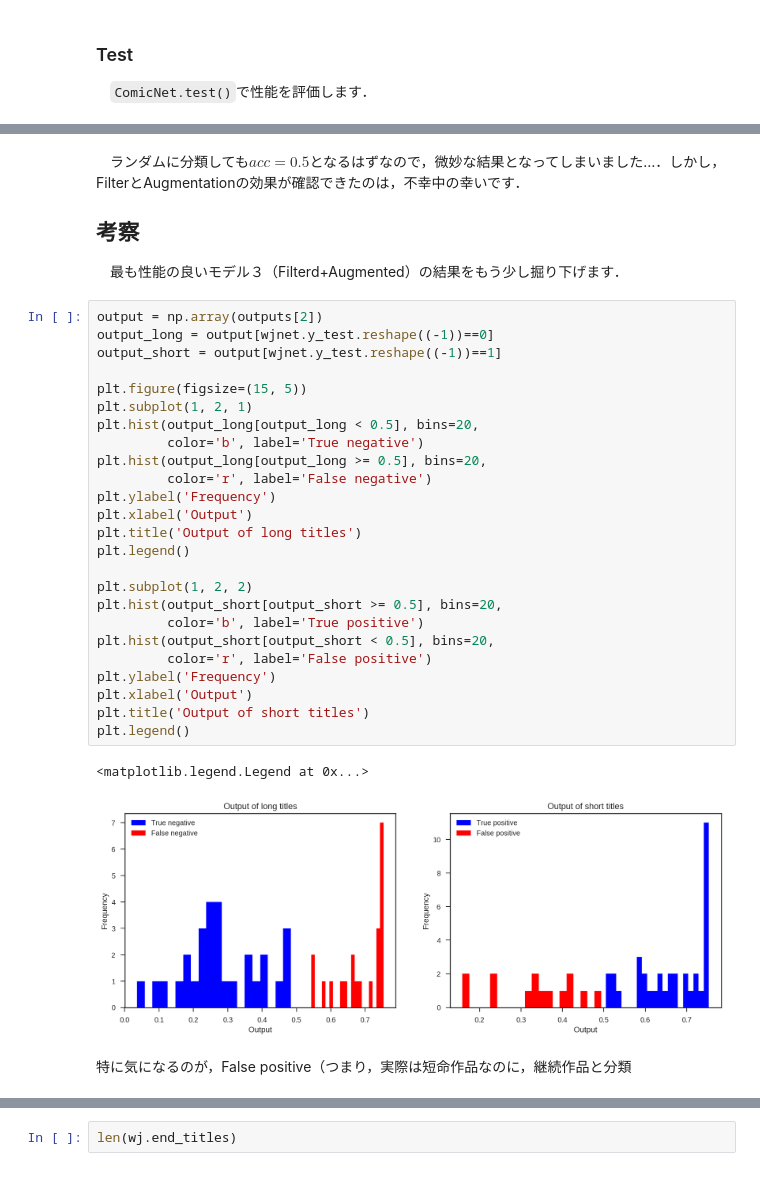
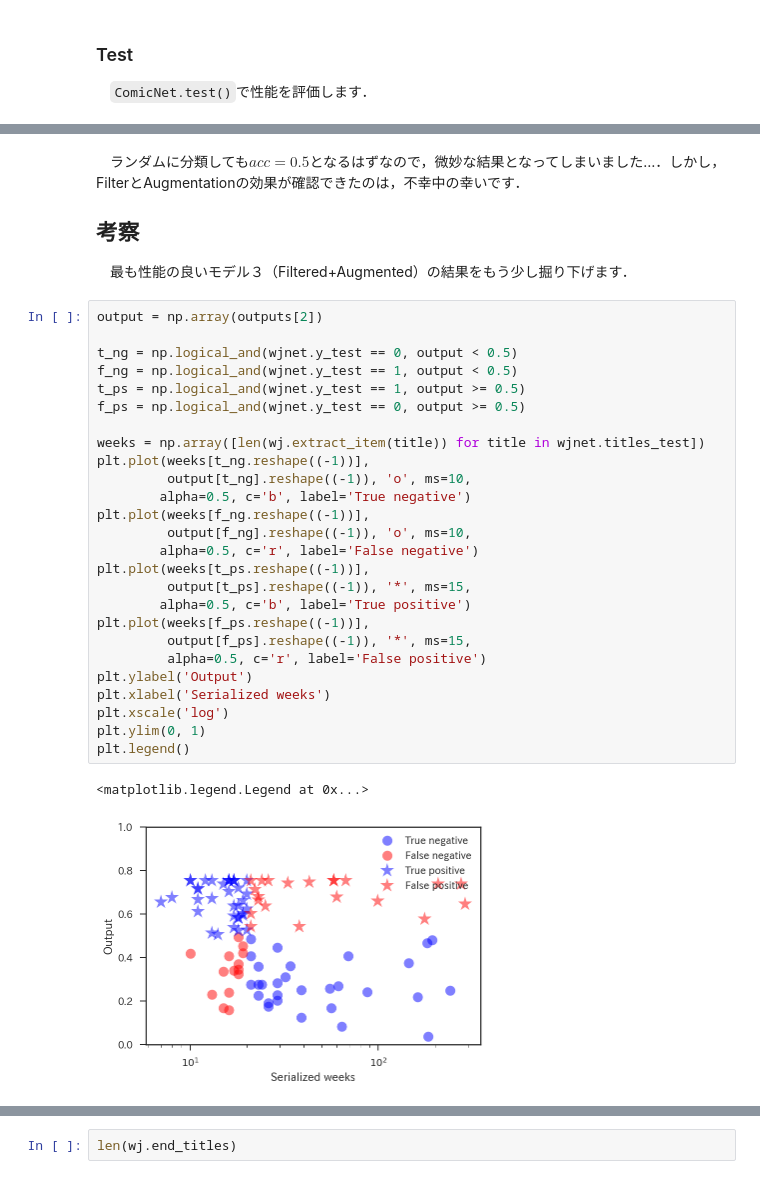
Before and after one commit to haltaro/predicting-comic-end, a Jupyter notebook: 2_train_and_test_neural_network_j.ipynb, the cells around one changed output, grey strips where cells are left out. Drawn from its saved outputs; the diff is of its cells as text.

```diff
--- a/2_train_and_test_neural_network_j.ipynb
+++ b/2_train_and_test_neural_network_j.ipynb
@@ -427,34 +441,33 @@ plt.ylabel('Accuracy')
 
 ## 考察
 
-　最も性能の良いモデル３（Filterd+Augmented）の結果をもう少し掘り下げます．
+　最も性能の良いモデル３（Filtered+Augmented）の結果をもう少し掘り下げます．
-# %%
-output = np.array(outputs[2])
-output_long = output[wjnet.y_test.reshape((-1))==0]
-output_short = output[wjnet.y_test.reshape((-1))==1]
-
-plt.figure(figsize=(15, 5))
-plt.subplot(1, 2, 1)
-plt.hist(output_long[output_long < 0.5], bins=20,
-         color='b', label='True negative')
-plt.hist(output_long[output_long >= 0.5], bins=20,
-         color='r', label='False negative')
-plt.ylabel('Frequency')
-plt.xlabel('Output')
-plt.title('Output of long titles')
-plt.legend()
-
-plt.subplot(1, 2, 2)
-plt.hist(output_short[output_short >= 0.5], bins=20,
-         color='b', label='True positive')
-plt.hist(output_short[output_short < 0.5], bins=20,
-         color='r', label='False positive')
-plt.ylabel('Frequency')
-plt.xlabel('Output')
-plt.title('Output of short titles')
-plt.legend()
-# %% [output]
-<matplotlib.legend.Legend at 0x...>
-[figure, removed]
-# %% [markdown]
-特に気になるのが，False positive（つまり，実際は短命作品なのに，継続作品と分類
+# %%
+output = np.array(outputs[2])
+
+t_ng = np.logical_and(wjnet.y_test == 0, output < 0.5)
+f_ng = np.logical_and(wjnet.y_test == 1, output < 0.5)
+t_ps = np.logical_and(wjnet.y_test == 1, output >= 0.5)
+f_ps = np.logical_and(wjnet.y_test == 0, output >= 0.5)
+
+weeks = np.array([len(wj.extract_item(title)) for title in wjnet.titles_test])
+plt.plot(weeks[t_ng.reshape((-1))],
+         output[t_ng].reshape((-1)), 'o', ms=10,
+        alpha=0.5, c='b', label='True negative')
+plt.plot(weeks[f_ng.reshape((-1))],
+         output[f_ng].reshape((-1)), 'o', ms=10,
+        alpha=0.5, c='r', label='False negative')
+plt.plot(weeks[t_ps.reshape((-1))],
+         output[t_ps].reshape((-1)), '*', ms=15,
+        alpha=0.5, c='b', label='True positive')
+plt.plot(weeks[f_ps.reshape((-1))],
+         output[f_ps].reshape((-1)), '*', ms=15,
+         alpha=0.5, c='r', label='False positive')
+plt.ylabel('Output')
+plt.xlabel('Serialized weeks')
+plt.xscale('log')
+plt.ylim(0, 1)
+plt.legend()
+# %% [output]
+<matplotlib.legend.Legend at 0x...>
+[figure, added]
```
Also changed, not shown: parts of 23 cells of this notebook, 6 other files.
